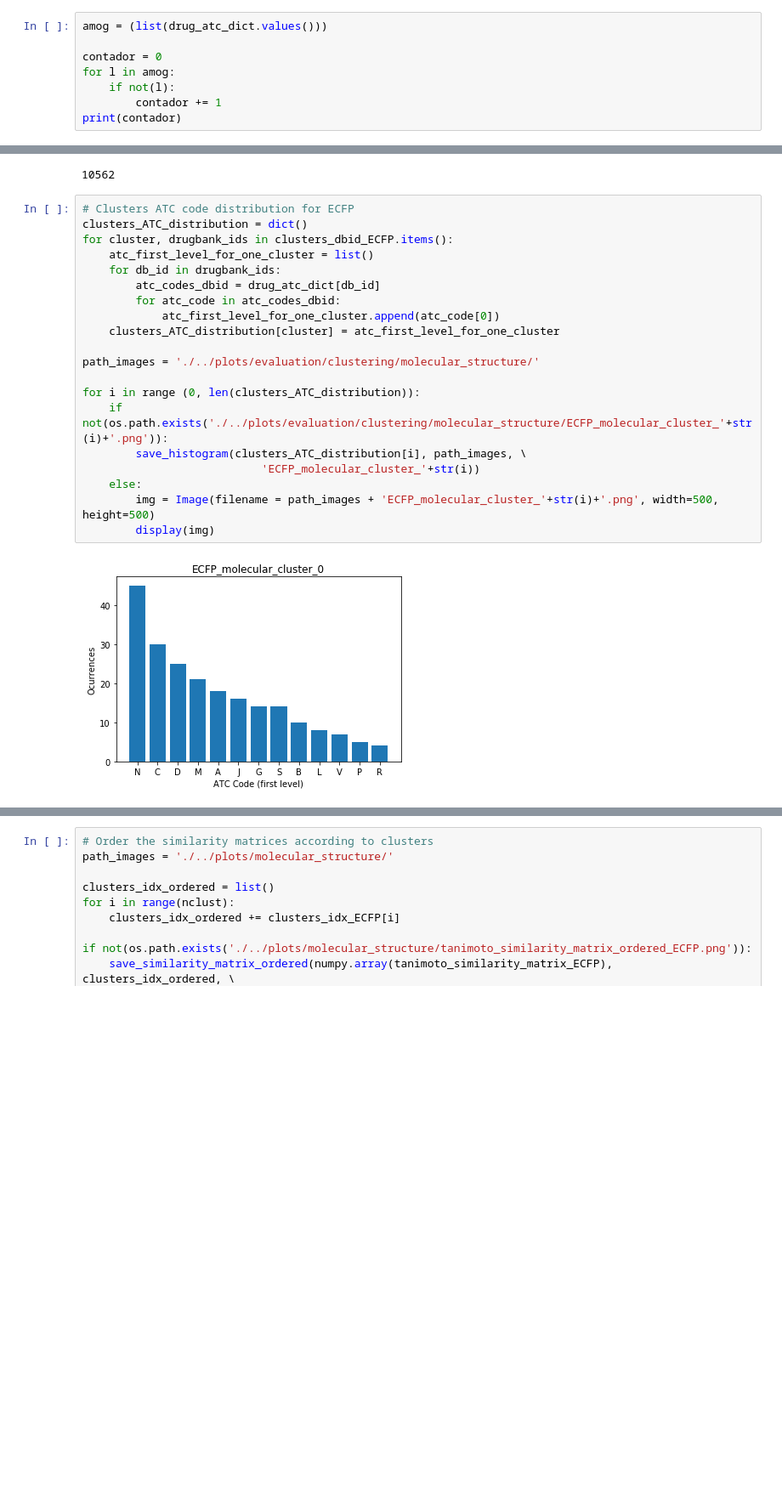
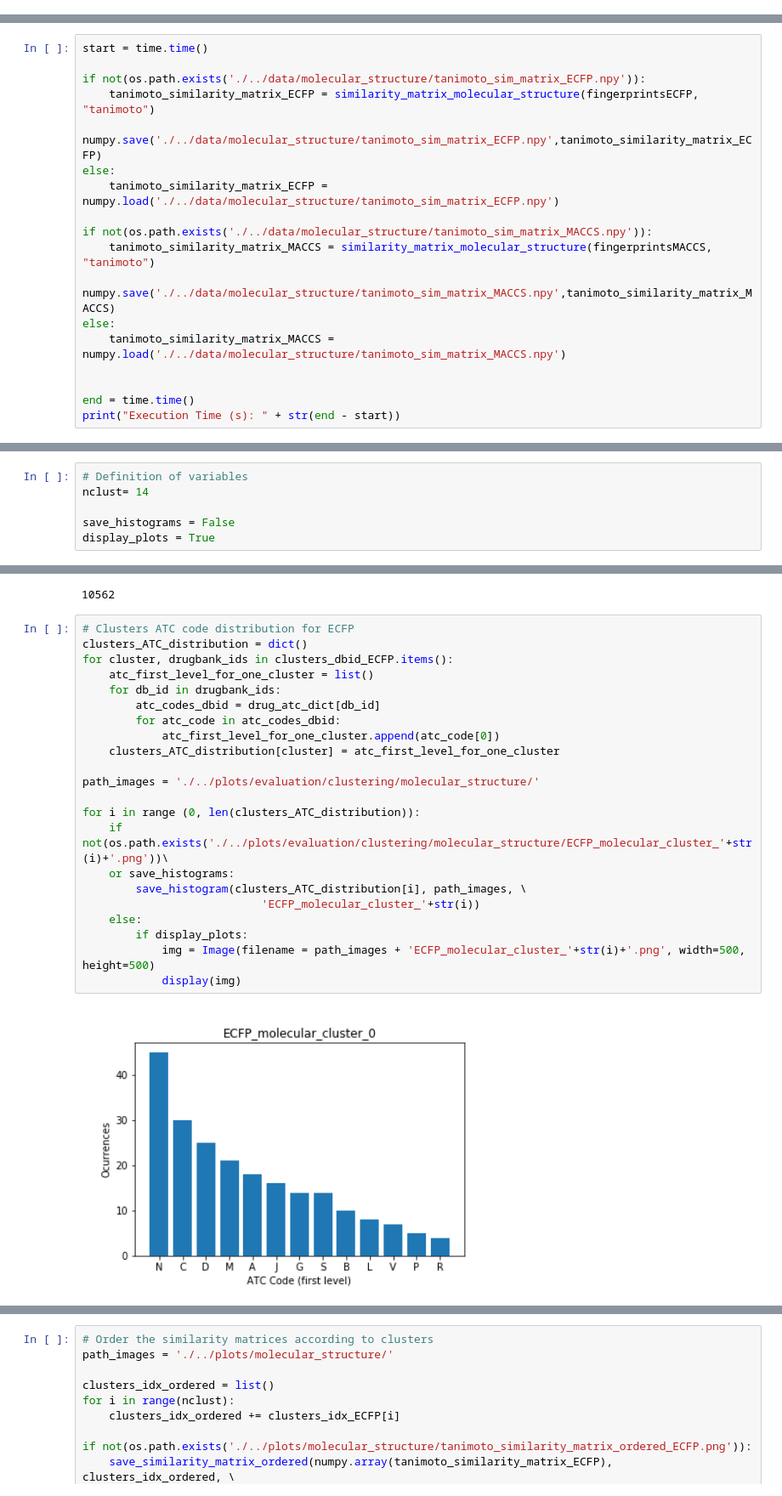
Before and after one commit to albertoOA/Medical-Entities-Similarity-Measurements, a Jupyter notebook: implementation/notebooks/molecular_structure.ipynb, the cells around one changed output, grey strips where cells are left out. Shown: that part at 85% size. Saved outputs shown, nothing was run; the diff lists cells and outputs as text; blank space fills up the shorter version.

```diff
--- a/implementation/notebooks/molecular_structure.ipynb
+++ b/implementation/notebooks/molecular_structure.ipynb
@@ -179,11 +126,3 @@ if not(os.path.exists('./../data/molecular_structure/drug_atc_dict.pkl')):
     save_obj(drug_atc_dict, './../data/molecular_structure/', 'drug_atc_dict')
 else:
     drug_atc_dict = load_obj('./../data/molecular_structure/', 'drug_atc_dict')
-# %%
-amog = (list(drug_atc_dict.values()))
-
-contador = 0
-for l in amog:
-    if not(l):
-        contador += 1
-print(contador)
@@ -306,0 +250,18 @@ Execution Time (s): 2.11147403717041
+# %%
+start = time.time()
+
+if not(os.path.exists('./../data/molecular_structure/tanimoto_sim_matrix_ECFP.npy')):
+    tanimoto_similarity_matrix_ECFP = similarity_matrix_molecular_structure(fingerprintsECFP, "tanimoto")
+    numpy.save('./../data/molecular_structure/tanimoto_sim_matrix_ECFP.npy',tanimoto_similarity_matrix_ECFP)
+else:
+    tanimoto_similarity_matrix_ECFP = numpy.load('./../data/molecular_structure/tanimoto_sim_matrix_ECFP.npy')
+
+if not(os.path.exists('./../data/molecular_structure/tanimoto_sim_matrix_MACCS.npy')):
+    tanimoto_similarity_matrix_MACCS = similarity_matrix_molecular_structure(fingerprintsMACCS, "tanimoto")
+    numpy.save('./../data/molecular_structure/tanimoto_sim_matrix_MACCS.npy',tanimoto_similarity_matrix_MACCS)
+else:
+    tanimoto_similarity_matrix_MACCS = numpy.load('./../data/molecular_structure/tanimoto_sim_matrix_MACCS.npy')
+
+
+end = time.time()
+print("Execution Time (s): " + str(end - start))
@@ -333,2 +319,8 @@ Pearson Correlation Coefficient for tanimoto:  0.6009708841666144
+# %%
+# Definition of variables
+nclust= 14
+
+save_histograms = False
+display_plots = True
 # %%
 # Spectral Clustering
@@ -390,22 +368,24 @@ print(len(drug_atc_dict))
 # %%
 # Clusters ATC code distribution for ECFP
 clusters_ATC_distribution = dict()
 for cluster, drugbank_ids in clusters_dbid_ECFP.items():
     atc_first_level_for_one_cluster = list()
     for db_id in drugbank_ids:
         atc_codes_dbid = drug_atc_dict[db_id]
         for atc_code in atc_codes_dbid:
             atc_first_level_for_one_cluster.append(atc_code[0])
     clusters_ATC_distribution[cluster] = atc_first_level_for_one_cluster
 
 path_images = './../plots/evaluation/clustering/molecular_structure/'
 
 for i in range (0, len(clusters_ATC_distribution)):
-    if not(os.path.exists('./../plots/evaluation/clustering/molecular_structure/ECFP_molecular_cluster_'+str(i)+'.png')):
+    if not(os.path.exists('./../plots/evaluation/clustering/molecular_structure/ECFP_molecular_cluster_'+str(i)+'.png'))\
+    or save_histograms:
         save_histogram(clusters_ATC_distribution[i], path_images, \
                            'ECFP_molecular_cluster_'+str(i))
     else:
-        img = Image(filename = path_images + 'ECFP_molecular_cluster_'+str(i)+'.png', width=500, height=500)
-        display(img)
+        if display_plots:
+            img = Image(filename = path_images + 'ECFP_molecular_cluster_'+str(i)+'.png', width=500, height=500)
+            display(img)
 # %% [output]
-[figure, old version]
+[figure, new version]
```
Also changed, not shown: parts of 31 cells of this notebook, 7 other files.
